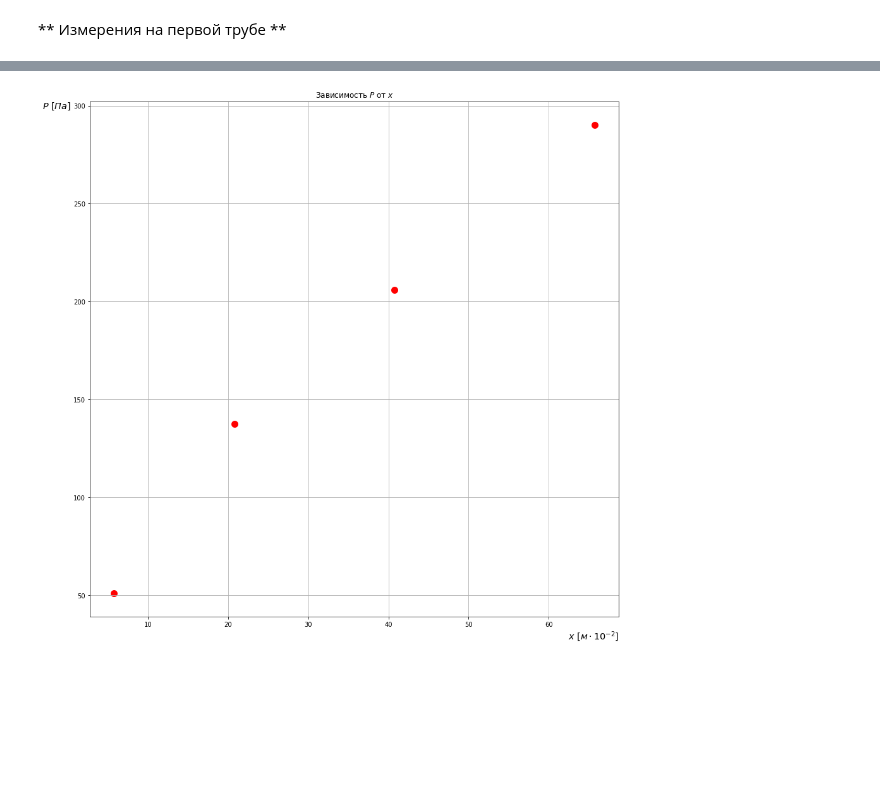
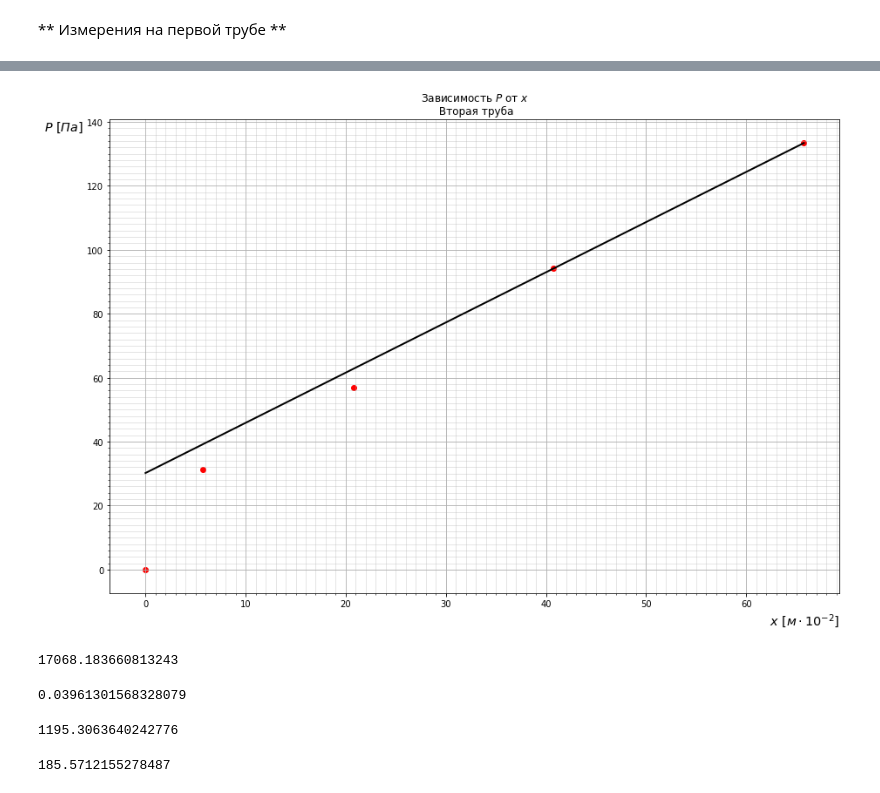
Before and after one commit to svinkapeppa/5-term, a Jupyter notebook: physics/2.4..ipynb, the cells around one changed output, grey strips where cells are left out. Saved outputs shown, nothing was run; the diff lists cells and outputs as text; code cells hidden in the pictures; blank space fills up the shorter version.

```diff
--- a/physics/2.4..ipynb
+++ b/physics/2.4..ipynb
@@ -14,3 +6,22 @@ def geterr(x, y, n):
+# %%
+def getkfull(x, y):
+    return (np.mean(x * y) - (np.mean(x) * np.mean(y))) / (np.mean(x ** 2) - (np.mean(x) ** 2))
+
+def getklow(x, y):
+    return np.mean(x * y) / np.mean(x ** 2)
+
+def geterrkfull(x, y, n):
+    return sqrt(((np.mean(y ** 2) - (np.mean(y) ** 2)) / (np.mean(x ** 2) - (np.mean(x) ** 2))\
+                 - (getkfull(x, y) ** 2))) / sqrt(n)
+
+def geterrklow(x, y, n):
+    return sqrt(np.mean(y ** 2) / np.mean(x ** 2) - getklow(x, y) ** 2) / sqrt(n)
+
+def geta(x, y):
+    return np.mean(y) - getkfull(x, y) * np.mean(x)
+
+def geterra(x, y):
+    return geterrkfull(x, y) * sqrt(np.mean(x ** 2) - (np.mean(x) ** 2))
 # %% [markdown]
 ** Измерения на первой трубе **
 # %%
@@ -78,25 +192,28 @@ plt.show()
 # %%
-P_KG = np.array([26, 70, 105, 148])
+P_KG = np.array([0, 16, 29, 48, 68])
 P = P_KG * 0.2 * 9.80665
 
-x = np.array([5.75,  20.75,  40.75,  65.75])
+x = np.array([0, 5.75,  20.75,  40.75,  65.75])
+
+k = getkfull(x[3:], P[3:])
+a = geta(x[3:], P[3:])
 # %%
-fig = plt.figure(figsize=(15,15))
+fig = plt.figure(figsize=(15,10))
 ax = fig.gca()
-ax.set_xticks(np.arange(0, 0.2, 0.02), minor=True)
-ax.set_yticks(np.arange(0, 10, 5), minor=True)
+ax.set_xticks(np.arange(0, 70, 1), minor=True)
+ax.set_yticks(np.arange(0, 140, 2), minor=True)
 ax.grid(which='minor', alpha=0.4, linestyle='-')
 
-#plt.plot(x, P, c='black', linewidth=2)
-plt.scatter(x, P, c='r', linewidth=5)
+plt.plot(x, a + k*x, c='black', linewidth=2)
+plt.scatter(x, P, c='r', linewidth=1)
 
 plt.xlabel(r'$x\ [м \cdot 10^{-2}]$', horizontalalignment='right', fontsize='x-large', x=1)
 h = plt.ylabel(r"$P\ [Па]$", verticalalignment='top', fontsize='x-large', horizontalalignment='right', y=1)
 h.set_rotation(0)
 
-plt.title('Зависимость $P$ от $x$')
+plt.title('Зависимость $P$ от $x$\n Вторая труба')
 plt.grid()
-plt.savefig("Second")
+plt.savefig("Forth")
 plt.show()
 # %% [output]
-[figure, old version]
+[figure, new version]
@@ -102,0 +222,16 @@ plt.show()
+# %%
+(pi * ((3.9 / 2) ** 4) * 1503) / 4
+# %% [output]
+17068.183660813243
+# %%
+sqrt((4 * (0.05 / 3.9 ) ** 2) + ((1 / 50) ** 2) + ((34 / 1503) ** 2))
+# %% [output]
+0.03961301568328079
+# %%
+(1.204 * 0.104 * 2) / (1.71 * 3.9 * pi) * 100000
+# %% [output]
+1195.3063640242776
+# %%
+(1.204 * sqrt((8 * 8.31 * 293 * 1000) / (pi * 29))) / 3
+# %% [output]
+185.5712155278487
```
Also changed, not shown: parts of 14 cells of this notebook.
